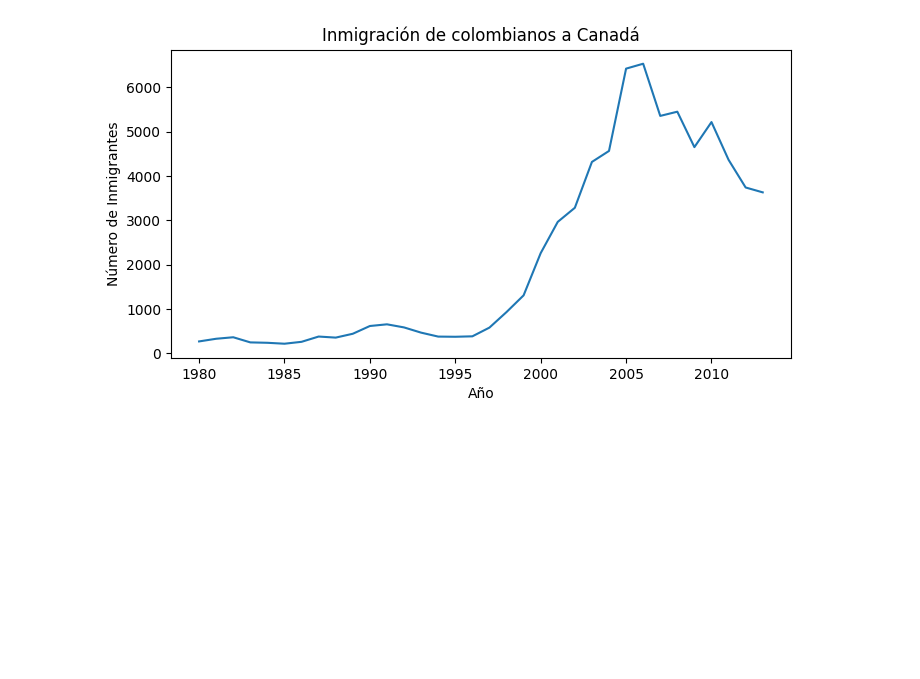
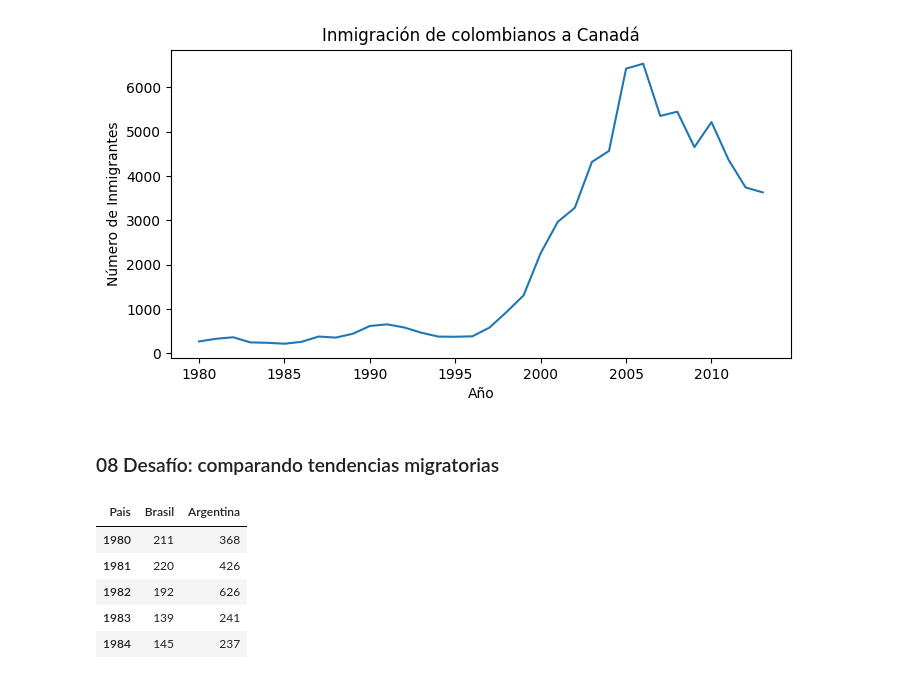
Before and after one commit to TAGARA-TECH/visualizacionDeDatos, a Jupyter notebook: visualizacion_de_datos_con_python.ipynb, the cells around one changed output. Cells and saved outputs as stored; diff of their text form; code cells hidden in the pictures; blank space fills up the shorter version.

```diff
--- a/visualizacion_de_datos_con_python.ipynb
+++ b/visualizacion_de_datos_con_python.ipynb
@@ -199,3 +201,5 @@ plt.ylabel('Número de Inmigrantes')
 plt.show()
 # %% [output]
 [figure]
+# %% [markdown]
+### 08 Desafío: comparando tendencias migratorias
@@ -201,0 +210,9 @@ plt.show()
+# %%
+df_comparacion.head()
+# %% [output]
+| Pais | Brasil | Argentina |
+| 1980 | 211 | 368 |
+| 1981 | 220 | 426 |
+| 1982 | 192 | 626 |
+| 1983 | 139 | 241 |
+| 1984 | 145 | 237 |
```
Also changed, not shown: parts of 8 cells of this notebook.
